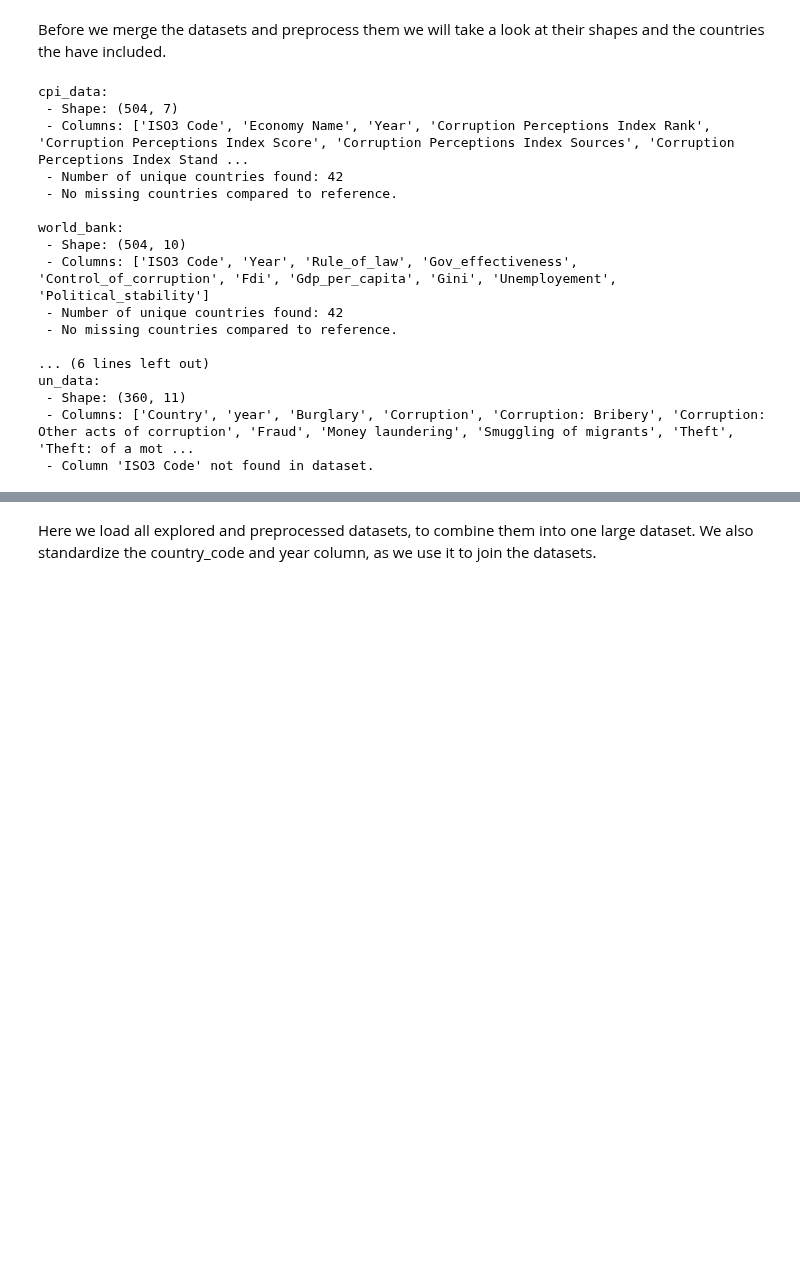
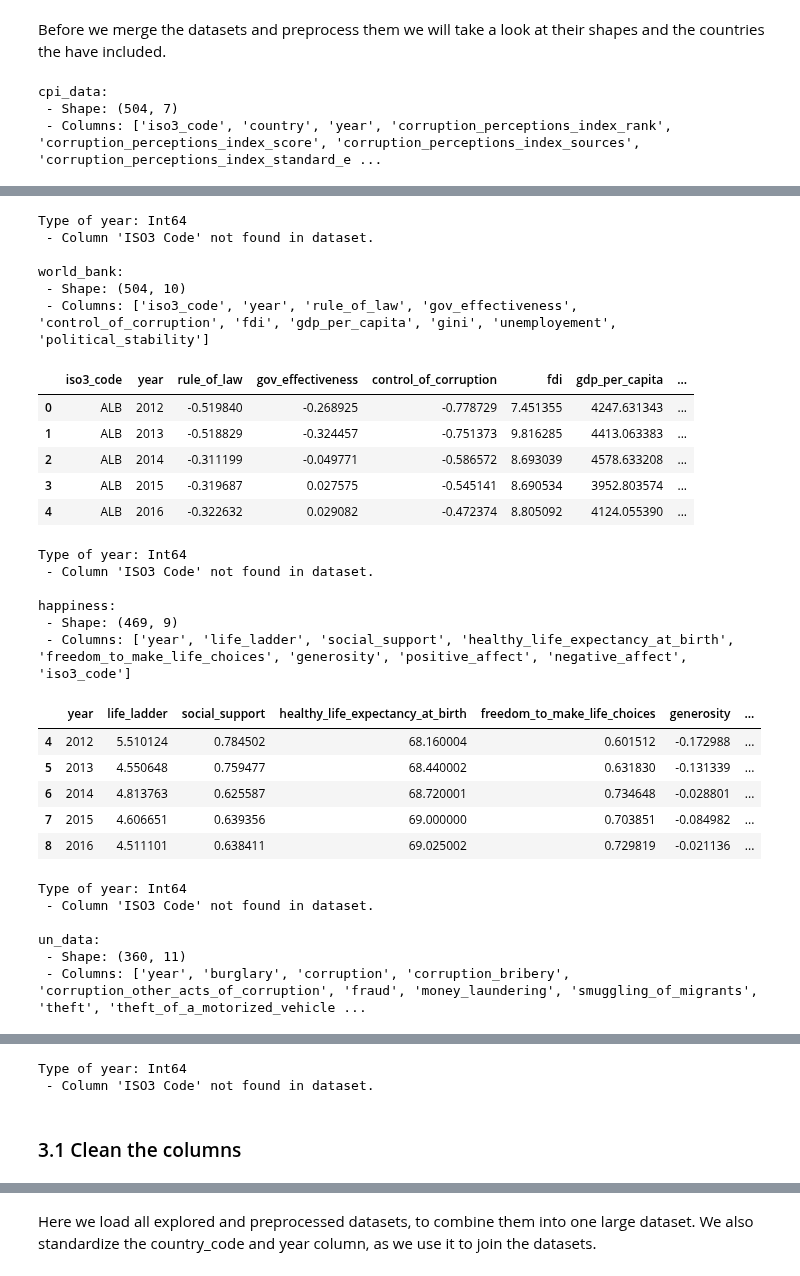
Before and after one commit to gonlyplease/corruption_analysis_europe, a Jupyter notebook: notebooks/corruption_analyses.ipynb, the cells around one changed output, grey strips where cells are left out. Drawn from its saved outputs; the diff is of its cells as text; code cells hidden in the pictures; blank space fills up the shorter version.

```diff
--- a/notebooks/corruption_analyses.ipynb
+++ b/notebooks/corruption_analyses.ipynb
@@ -197,5 +201,5 @@ array([2012, 2013, 2014, 2015, 2016, 2017, 2018, 2019, 2020, 2021, 2022,
 # %%
-cpi_data.rename(columns={'Economy ISO3': 'ISO3 Code'}, inplace=True)
+cpi_data.rename(columns={'Economy ISO3': 'ISO3 Code', 'Economy Name': 'Country'}, inplace=True)
 # %%
 cpi_data.info()
 # %% [output]
@@ -249,10 +253,10 @@ Definition: A country's gross domestic product (GDP) at purchasing power parity
 # %% [markdown]
 ### Function to filter the datasets on our european country list.
 # %%
-def get_countries(df, countries_df, iso="ISO3 Code"):
+def get_countries(df, countries_df, iso="ISO3 Code", iso_df="Country Code"):
     try:
 
-        df.rename(columns={'Country Code': 'ISO3 Code'}, inplace=True)
+        df.rename(columns={iso_df: iso}, inplace=True)
 
 
         if iso not in countries_df.columns:
@@ -719,7 +723,7 @@ un_data = un_data[(un_data['Indicator'] == 'Offences') &
 
 # Drop unnecessary columns
 un_data.drop(columns=["Dimension", "Sex", "Age", "Source", "Region", "Indicator", "Year",
-                      "Unit of measurement", "Iso3_code", "Subregion"], inplace=True)
+                      "Unit of measurement", "Subregion"], inplace=True)
 
 # Standardize country names
 country_mapping = {
@@ -738,6 +742,9 @@ un_data = un_data[un_data['Country'].isin(valid_countries)].reset_index(drop=Tru
 # Pivot data for better analysis
 un_data = un_data.pivot(index=['Country', 'year'], columns='Category', values='VALUE').reset_index()
 un_data.columns.name = None
+
+## change the country name as it wont be recognized by our function
+un_data["Country"] = un_data["Country"].replace("Czechia", "Czech Republic")
 # %%
 un_data.sample(20)
 # %% [output]
@@ -765,3 +772,5 @@ un_data.drop(columns=[
     'Unlawful interception or access of computer data',
     'Unlawful interference with a computer system or computer data'
 ], inplace=True)
+# %%
+un_data = apply_iso3_code(df=un_data, countries_df=countries, country_column_df="Country")
@@ -842,6 +871,8 @@ def analyze_datasets(datasets):
         print(f"\n{name}:")
         print(f" - Shape: {df.shape}")
         print(f" - Columns: {df.columns.tolist()}")
+        display(df.head())
+        print(f"Type of year: {df['year'].dtype}")
 
         # Check and process 'ISO3 Code' column
         if 'ISO3 Code' in df.columns:
@@ -862,18 +893,4 @@ analyze_datasets(datasets)
 # %% [output]
 cpi_data:
  - Shape: (504, 7)
- - Columns: ['ISO3 Code', 'Economy Name', 'Year', 'Corruption Perceptions Index Rank', 'Corruption Perceptions Index Score', 'Corruption Perceptions Index Sources', 'Corruption Perceptions Index Stand ...
- - Number of unique countries found: 42
- - No missing countries compared to reference.
-
-world_bank:
- - Shape: (504, 10)
- - Columns: ['ISO3 Code', 'Year', 'Rule_of_law', 'Gov_effectiveness', 'Control_of_corruption', 'Fdi', 'Gdp_per_capita', 'Gini', 'Unemployement', 'Political_stability']
- - Number of unique countries found: 42
- - No missing countries compared to reference.
-
-... (6 lines left out)
-un_data:
- - Shape: (360, 11)
- - Columns: ['Country', 'year', 'Burglary', 'Corruption', 'Corruption: Bribery', 'Corruption: Other acts of corruption', 'Fraud', 'Money laundering', 'Smuggling of migrants', 'Theft', 'Theft: of a mot ...
- - Column 'ISO3 Code' not found in dataset.
+ - Columns: ['iso3_code', 'country', 'year', 'corruption_perceptions_index_rank', 'corruption_perceptions_index_score', 'corruption_perceptions_index_sources', 'corruption_perceptions_index_standard_e ...
@@ -879,0 +903,30 @@ un_data:
+Type of year: Int64
+ - Column 'ISO3 Code' not found in dataset.
+
+world_bank:
+ - Shape: (504, 10)
+ - Columns: ['iso3_code', 'year', 'rule_of_law', 'gov_effectiveness', 'control_of_corruption', 'fdi', 'gdp_per_capita', 'gini', 'unemployement', 'political_stability']
+|  | iso3_code | year | rule_of_law | gov_effectiveness | control_of_corruption | fdi | gdp_per_capita | ... |
+| 0 | ALB | 2012 | -0.519840 | -0.268925 | -0.778729 | 7.451355 | 4247.631343 | ... |
+| 1 | ALB | 2013 | -0.518829 | -0.324457 | -0.751373 | 9.816285 | 4413.063383 | ... |
+| 2 | ALB | 2014 | -0.311199 | -0.049771 | -0.586572 | 8.693039 | 4578.633208 | ... |
+| 3 | ALB | 2015 | -0.319687 | 0.027575 | -0.545141 | 8.690534 | 3952.803574 | ... |
+| 4 | ALB | 2016 | -0.322632 | 0.029082 | -0.472374 | 8.805092 | 4124.055390 | ... |
+Type of year: Int64
+ - Column 'ISO3 Code' not found in dataset.
+
+happiness:
+ - Shape: (469, 9)
+ - Columns: ['year', 'life_ladder', 'social_support', 'healthy_life_expectancy_at_birth', 'freedom_to_make_life_choices', 'generosity', 'positive_affect', 'negative_affect', 'iso3_code']
+|  | year | life_ladder | social_support | healthy_life_expectancy_at_birth | freedom_to_make_life_choices | generosity | ... |
+| 4 | 2012 | 5.510124 | 0.784502 | 68.160004 | 0.601512 | -0.172988 | ... |
+| 5 | 2013 | 4.550648 | 0.759477 | 68.440002 | 0.631830 | -0.131339 | ... |
+| 6 | 2014 | 4.813763 | 0.625587 | 68.720001 | 0.734648 | -0.028801 | ... |
+| 7 | 2015 | 4.606651 | 0.639356 | 69.000000 | 0.703851 | -0.084982 | ... |
+| 8 | 2016 | 4.511101 | 0.638411 | 69.025002 | 0.729819 | -0.021136 | ... |
+Type of year: Int64
+ - Column 'ISO3 Code' not found in dataset.
+
+un_data:
+ - Shape: (360, 11)
+ - Columns: ['year', 'burglary', 'corruption', 'corruption_bribery', 'corruption_other_acts_of_corruption', 'fraud', 'money_laundering', 'smuggling_of_migrants', 'theft', 'theft_of_a_motorized_vehicle ...
@@ -879,0 +939,4 @@ un_data:
+Type of year: Int64
+ - Column 'ISO3 Code' not found in dataset.
+# %% [markdown]
+### 3.1 Clean the columns
```
Also changed, not shown: parts of 15 cells of this notebook.
